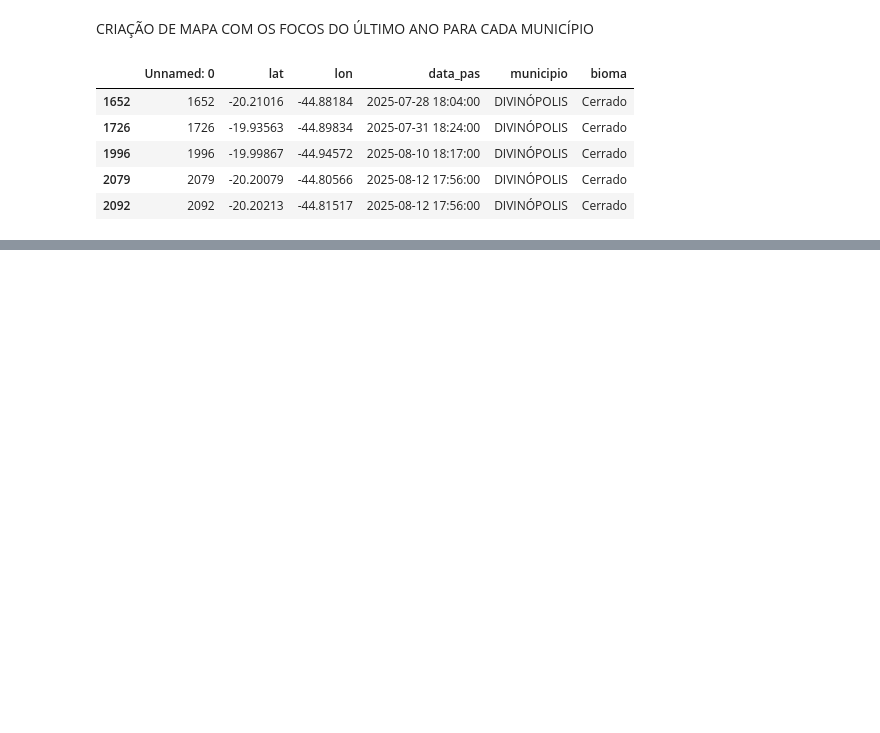
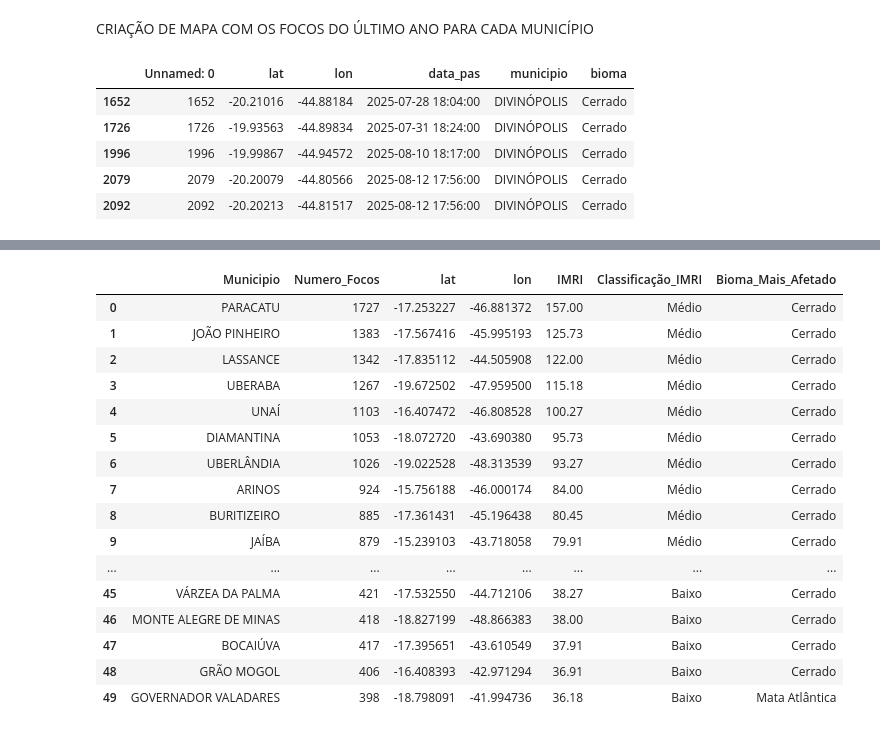
Before and after one commit to jvrezendem/analiseIncendioBR, a Jupyter notebook: notebooks/serieHistorica.ipynb, the cells around one changed output, grey strips where cells are left out. Cells and saved outputs as stored; diff of their text form; code cells hidden in the pictures; blank space fills up the shorter version.

Commit message:
add: padronização dos dados dos municipios

```diff
--- a/notebooks/serieHistorica.ipynb
+++ b/notebooks/serieHistorica.ipynb
@@ -1250,0 +1260,17 @@ mapa_focos_municipio(municipio, PATH)
+# %%
+#calculo do IMRI e classificação do IMRI para cada município
+
+path_municipios = "../data/processed/focos_mg_municipios_ref_mapa.csv"
+data_municipios = pd.read_csv(path_municipios, sep=",", index_col=0)
+
+data_municipios["IMRI"] = (data_municipios["Numero_Focos"] / 11).round(2)
+def classificar_imri(imri):
+    if imri <= 50:
+        return "Baixo"
+    elif imri <= 200:
+        return "Médio"
+    return "Alto"
+
+data_municipios["Classificação_IMRI"] = data_municipios["IMRI"].apply(classificar_imri)
+
+data_municipios.head(10)
@@ -1250,0 +1289,31 @@ mapa_focos_municipio(municipio, PATH)
+# %%
+#colocando bioma mais afetado para cada município
+
+path_biomas = "../data/processed/focos_mg_ref_2015-2025.csv"
+data_biomas = pd.read_csv(path_biomas, sep=",")
+
+def bioma_mais_afetado(municipio):
+    dataset = data_biomas[data_biomas["municipio"] == municipio]
+    bioma_afetado = dataset["bioma"].value_counts().idxmax()
+    return bioma_afetado
+
+data_municipios["Bioma_Mais_Afetado"] = data_municipios["Municipio"].apply(bioma_mais_afetado)
+data_municipios.head(50)
+# %% [output]
+|  | Municipio | Numero_Focos | lat | lon | IMRI | Classificação_IMRI | Bioma_Mais_Afetado |
+| 0 | PARACATU | 1727 | -17.253227 | -46.881372 | 157.00 | Médio | Cerrado |
+| 1 | JOÃO PINHEIRO | 1383 | -17.567416 | -45.995193 | 125.73 | Médio | Cerrado |
+| 2 | LASSANCE | 1342 | -17.835112 | -44.505908 | 122.00 | Médio | Cerrado |
+| 3 | UBERABA | 1267 | -19.672502 | -47.959500 | 115.18 | Médio | Cerrado |
+| 4 | UNAÍ | 1103 | -16.407472 | -46.808528 | 100.27 | Médio | Cerrado |
+| 5 | DIAMANTINA | 1053 | -18.072720 | -43.690380 | 95.73 | Médio | Cerrado |
+| 6 | UBERLÂNDIA | 1026 | -19.022528 | -48.313539 | 93.27 | Médio | Cerrado |
+| 7 | ARINOS | 924 | -15.756188 | -46.000174 | 84.00 | Médio | Cerrado |
+| 8 | BURITIZEIRO | 885 | -17.361431 | -45.196438 | 80.45 | Médio | Cerrado |
+| 9 | JAÍBA | 879 | -15.239103 | -43.718058 | 79.91 | Médio | Cerrado |
+| ... | ... | ... | ... | ... | ... | ... | ... |
+| 45 | VÁRZEA DA PALMA | 421 | -17.532550 | -44.712106 | 38.27 | Baixo | Cerrado |
+| 46 | MONTE ALEGRE DE MINAS | 418 | -18.827199 | -48.866383 | 38.00 | Baixo | Cerrado |
+| 47 | BOCAIÚVA | 417 | -17.395651 | -43.610549 | 37.91 | Baixo | Cerrado |
+| 48 | GRÃO MOGOL | 406 | -16.408393 | -42.971294 | 36.91 | Baixo | Cerrado |
+| 49 | GOVERNADOR VALADARES | 398 | -18.798091 | -41.994736 | 36.18 | Baixo | Mata Atlântica |
```
Also changed, not shown: parts of 4 cells of this notebook.
